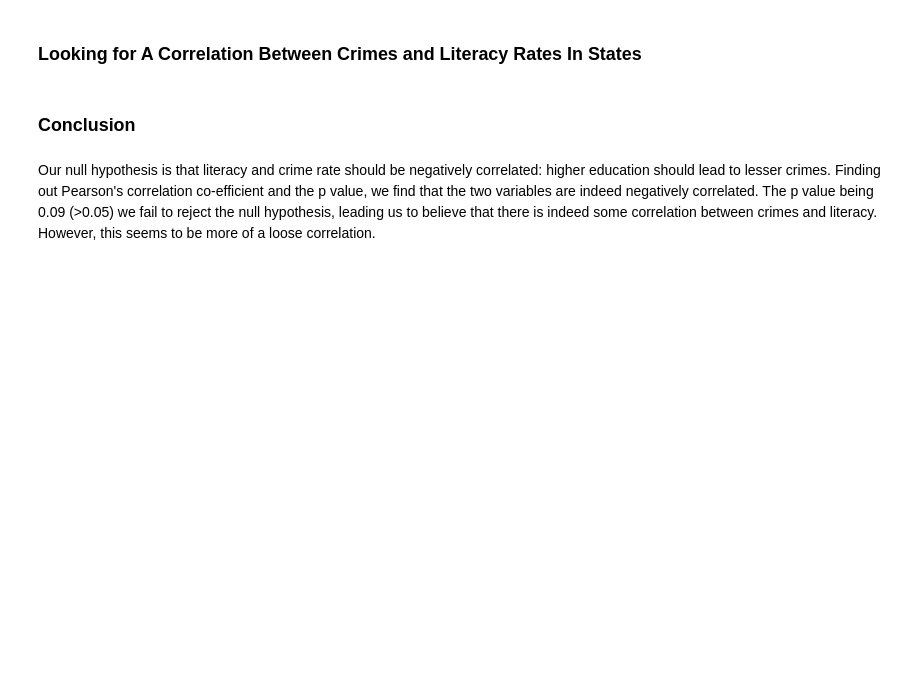
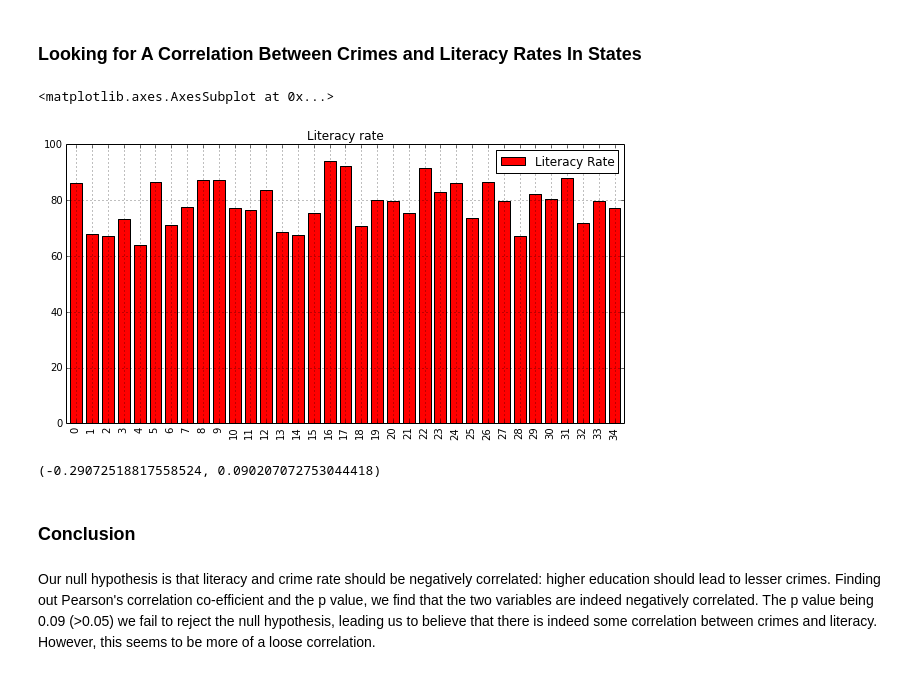
Before and after one commit to chalenge/crime-against-women, a Jupyter notebook: _notebooks/WomenCrimeAnalysis.ipynb, the cells around one changed output. Cells and saved outputs as stored; diff of their text form; code cells hidden in the pictures; blank space fills up the shorter version.

```diff
--- a/_notebooks/WomenCrimeAnalysis.ipynb
+++ b/_notebooks/WomenCrimeAnalysis.ipynb
@@ -326,8 +364,12 @@ newDF[['Percentage Acquitted - 2012']].sort_index(by = 'Percentage Acquitted - 2
 ### Looking for A Correlation Between Crimes and Literacy Rates In States
 # %%
 plt.figure
-literacyRates= literacyRates.groupby('State').sum()
-literacyRates.plot(kind='bar', figsize=(5,5), title = 'Literacy rate', color='red')
+# literacyRates
+# = literacyRates.groupby('State').sum()
+literacyRates.plot(kind='bar', figsize=(10,5), title = 'Literacy rate', color='red')
+# %% [output]
+<matplotlib.axes.AxesSubplot at 0x...>
+[figure, added]
 # %%
 # Calcualate the Correlation Coefficient For the Crime and Literacy
 literacyArray = np.array(literacyRates['Literacy Rate'])
@@ -337,6 +379,8 @@ weightedStateNumbers = weightedStateNumbers.sort_index(by="STATE/UT")
 crimeArray = np.array(weightedStateNumbers['Weighted Crime'])
 
 stats.pearsonr(literacyArray, crimeArray)
+# %% [output]
+(-0.29072518817558524, 0.090207072753044418)
 # %% [markdown]
 ### Conclusion
 # %% [markdown]
```
Also changed, not shown: parts of 9 cells of this notebook.
